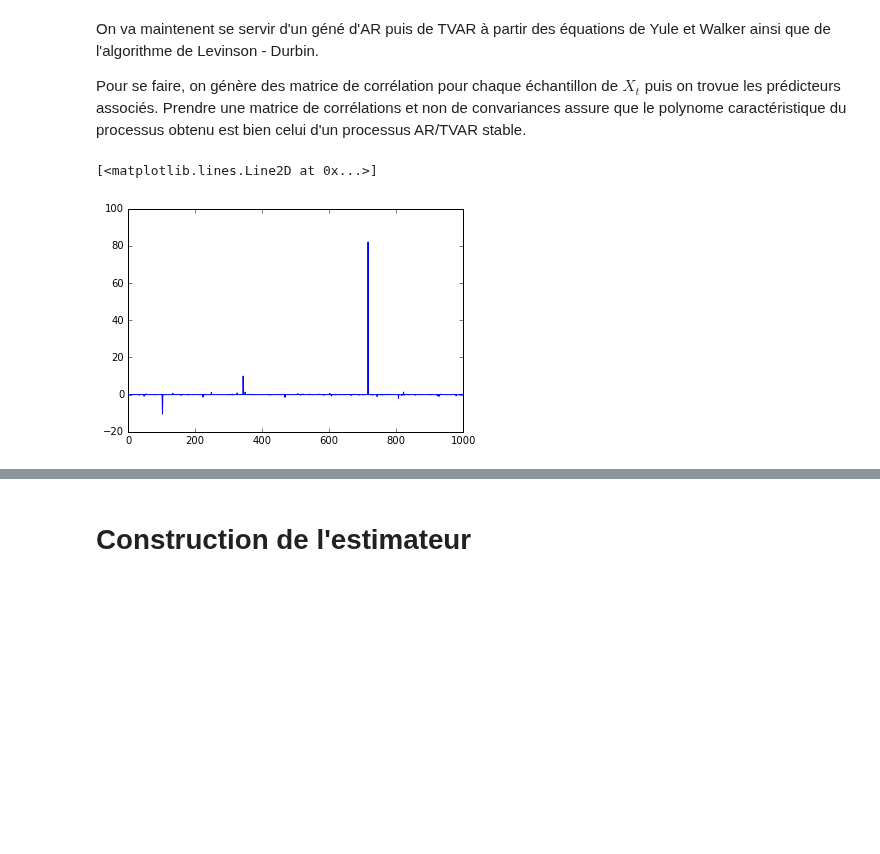
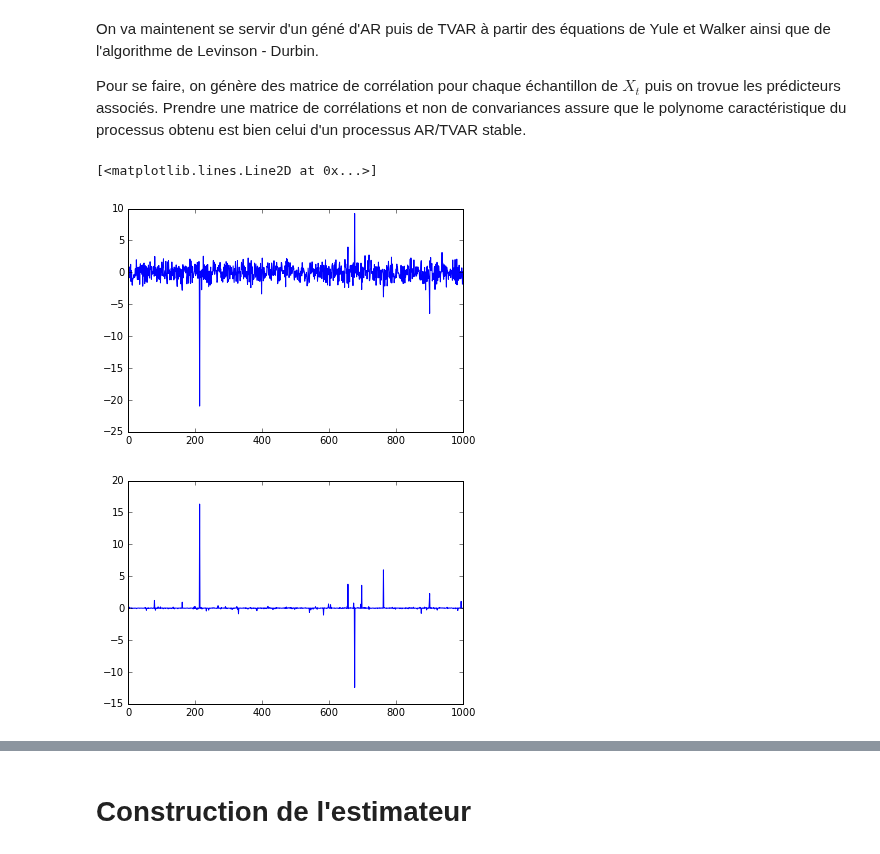
Before and after one commit to jngod2011/TVAR_Prediction, a Jupyter notebook: SIGMA205_exemple_TVAR(2).ipynb, the cells around one changed output, grey strips where cells are left out. Cells and saved outputs as stored; diff of their text form; code cells hidden in the pictures; blank space fills up the shorter version.

```diff
--- a/SIGMA205_exemple_TVAR(2).ipynb
+++ b/SIGMA205_exemple_TVAR(2).ipynb
@@ -240,31 +240,40 @@ Pour se faire, on génère des matrice de corrélation pour chaque échantillon
 # %%
 from scipy.linalg import toeplitz, pinv
 
 def generation_TVAR(d, T, epsilon):
     """ generation d'un vecteur de taille 2T dont le zéro se situe à l'indice T"""
     X = epsilon
-    theta = np.matrix(np.zeros((d, T)))
+    theta = np.matrix(np.zeros((d+1, T)))
 
     for t in np.arange(T):
-        gamma = 100 * np.random.rand(d) - 200 #prennd des valeurs entre -100 et 100
+        gamma = 100 * np.random.rand(d+1) - 200 #prend des valeurs entre -100 et 100
         Gamma = np.matrix(toeplitz(gamma))
 
-        L = np.matrix(np.zeros((d,1)))
+        L = np.matrix(np.zeros((d+1,1)))
         L[0,0] = 1
 
         theta[:,t] = - pinv(Gamma) * L
-        X[T + t] = np.dot(X[T+t-d:T+t][::-1], theta[:,t]) + X[T + t]
 
-    return X, theta
+        #theta[:,t] = theta[:,t] / abs(theta[0,t])
 
-#epsilon = np.random.randn(2*1000)
+        X[T + t] = np.dot(X[T+t-d:T+t][::-1], theta[1:,t]) + epsilon[T + t]
 
-#X, theta = generation_TVAR(2, 1000, epsilon)
+    return X, theta[1:,:]
 
-#plt.plot(X[1000:])
+# test
+T = 1000
+d = 1
+epsilon = np.random.randn(2*T)
+
+X, theta = generation_TVAR(d, T, epsilon)
+
+plt.plot(X[T:])
+plt.figure(2)
+plt.plot(theta[0,:].T)
 # %% [output]
 [<matplotlib.lines.Line2D at 0x...>]
-[figure, old version]
+[figure, new version]
+[figure, added]
 # %%
 def generation_TVAR_bis(d, T, epsilon):
     """ generation d'un vecteur de taille 2T dont le zéro se situe à l'indice T"""
```
Also changed, not shown: parts of 12 cells of this notebook.
